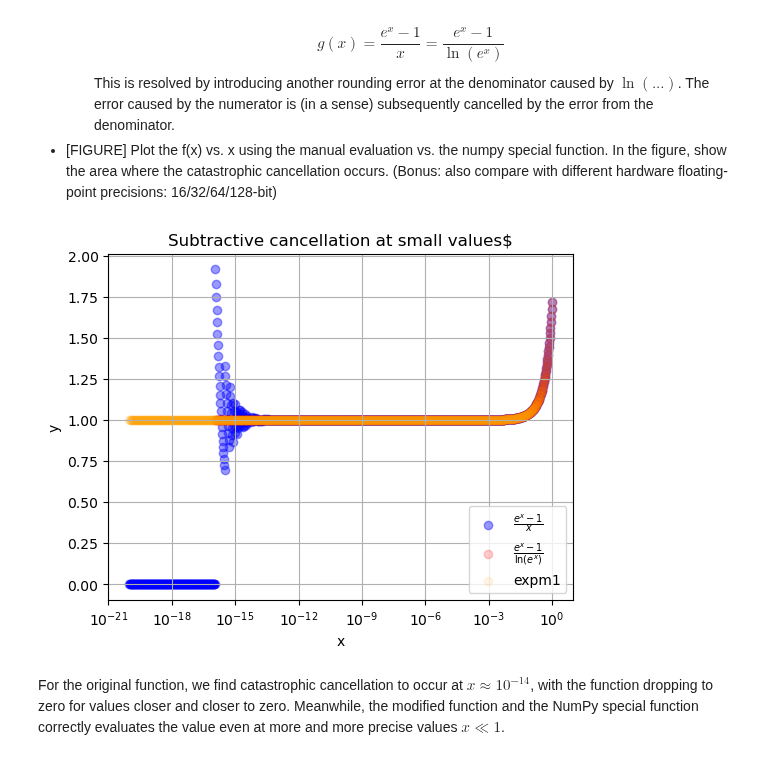
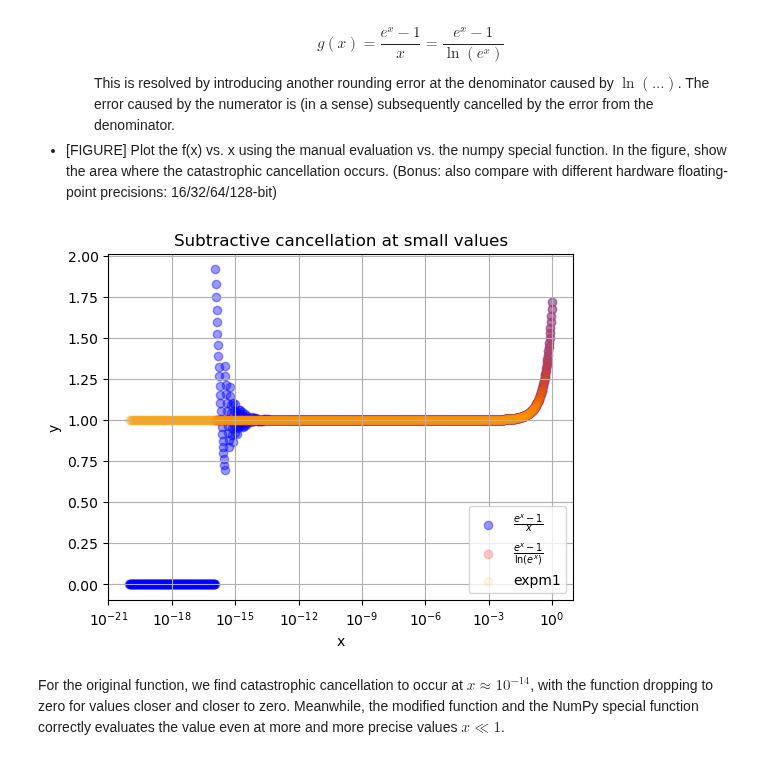
Before and after one commit to LorenzoJoquino/AP155_TX1_1sAY2627, a Jupyter notebook: Rivera/Exercise 2/2SubtractiveCancellation_Surname.ipynb, the cells around one changed output. Saved outputs shown, nothing was run; the diff lists cells and outputs as text; code cells hidden in the pictures.

```diff
--- a/Rivera/Exercise 2/2SubtractiveCancellation_Surname.ipynb
+++ b/Rivera/Exercise 2/2SubtractiveCancellation_Surname.ipynb
@@ -246,23 +254,23 @@ x_128 = np.float128(x_s)
 
 y_1 = g(x_s)
 y_2 = better_g(x_s)
-y_3 = np.expm1(x_s) / x # the numpy special function in the instruction
+y_3 = np.expm1(x_s) / x_s # the numpy special function in the instruction
 # %%
 fig, ax = plt.subplots(figsize = (6, 4.5))
 
-plt.title("Subtractive cancellation at small values$")
+plt.title("Subtractive cancellation at small values")
 ax.scatter(x_s, y_1, color = "blue", label = r"$\frac{e^x - 1}{x}$", alpha = 0.4)
 ax.scatter(x_s, y_2, color = "red", label = r"$\frac{e^x - 1}{\ln(e^x)}$", alpha = 0.2)
 ax.scatter(x_s, y_3, color = "orange", label = "expm1", alpha = 0.1)
 ax.set_xscale("log")
 ax.legend(loc = "lower right")
 ax.grid("True")
 plt.xlabel("x")
 plt.ylabel("y")
 plt.axis("tight")
 plt.show()
 # %% [output]
-[figure, old version]
+[figure, new version]
 # %% [markdown]
 For the original function, we find catastrophic cancellation to occur at $x \approx 10^{-14}$, with the function dropping to zero for values closer and closer to zero. Meanwhile, the modified function and the NumPy special function correctly evaluates the value even at more and more precise values $x \ll 1$.
 # %%
```
Also changed, not shown: parts of 6 cells of this notebook.
